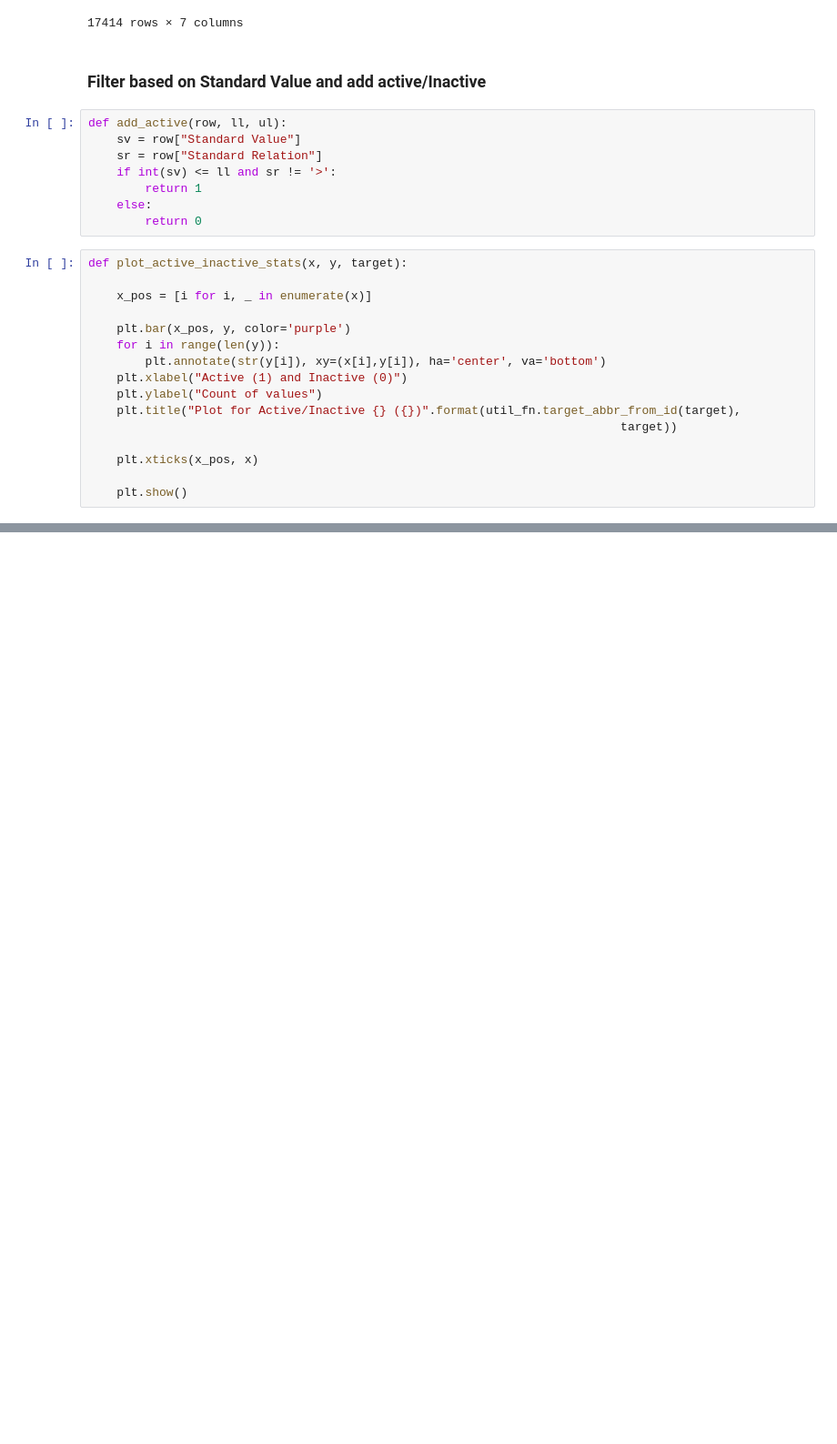
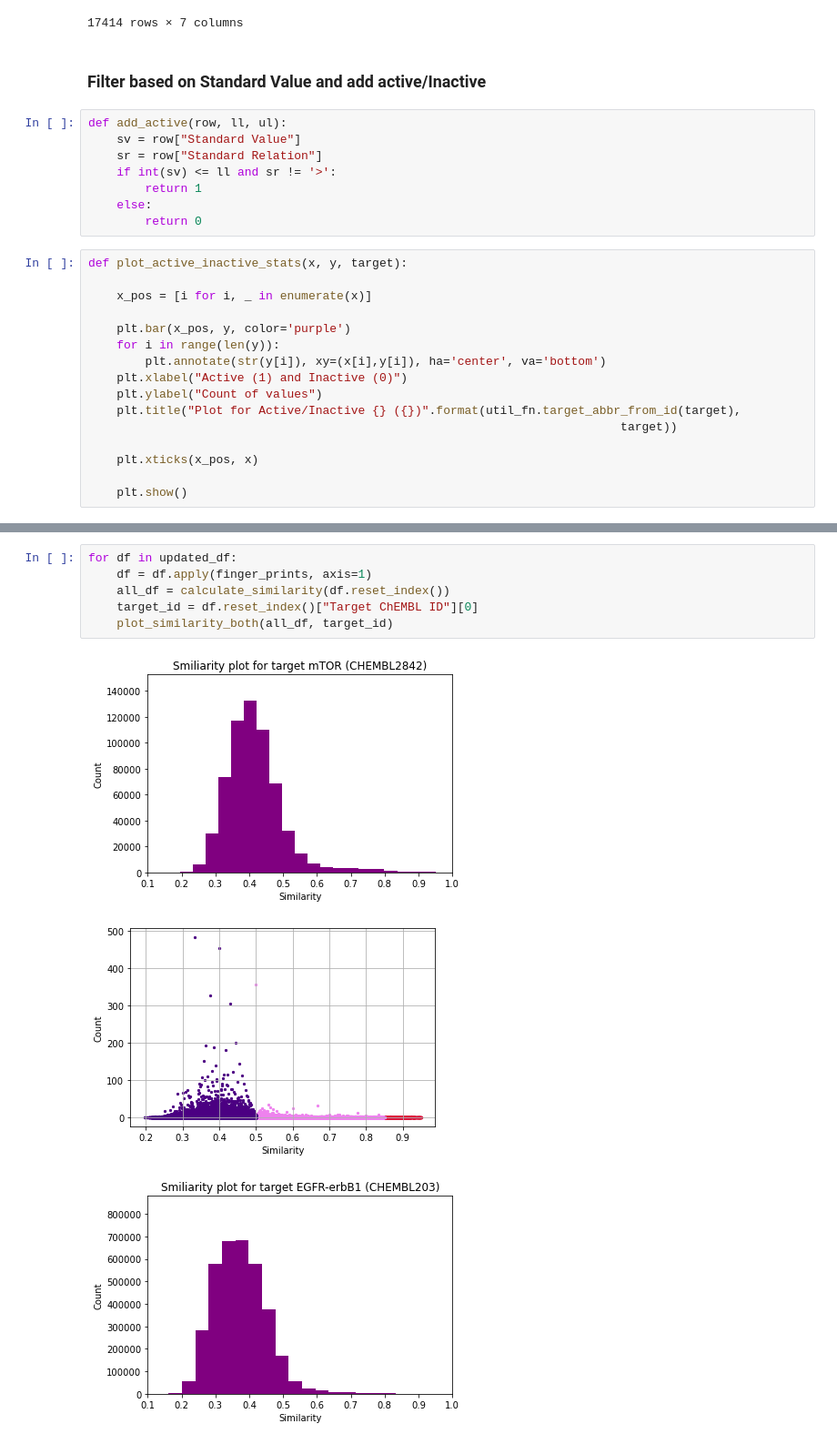
Before and after one commit to kperveen/dti-chembl, a Jupyter notebook: Cleaning-Bioactivities.ipynb, the cells around one changed output, grey strips where cells are left out. Shown: that part at 91% size. Saved outputs shown, nothing was run; the diff lists cells and outputs as text; blank space fills up the shorter version.

```diff
--- a/Cleaning-Bioactivities.ipynb
+++ b/Cleaning-Bioactivities.ipynb
@@ -244,0 +394,10 @@ cleaned_data = pd.concat(target_dfs)
+# %%
+for df in updated_df:
+    df = df.apply(finger_prints, axis=1)
+    all_df = calculate_similarity(df.reset_index())
+    target_id = df.reset_index()["Target ChEMBL ID"][0]
+    plot_similarity_both(all_df, target_id)
+# %% [output]
+[figure, added]
+[figure, added]
+[figure, added]
```
Also changed, not shown: parts of 20 cells of this notebook.
